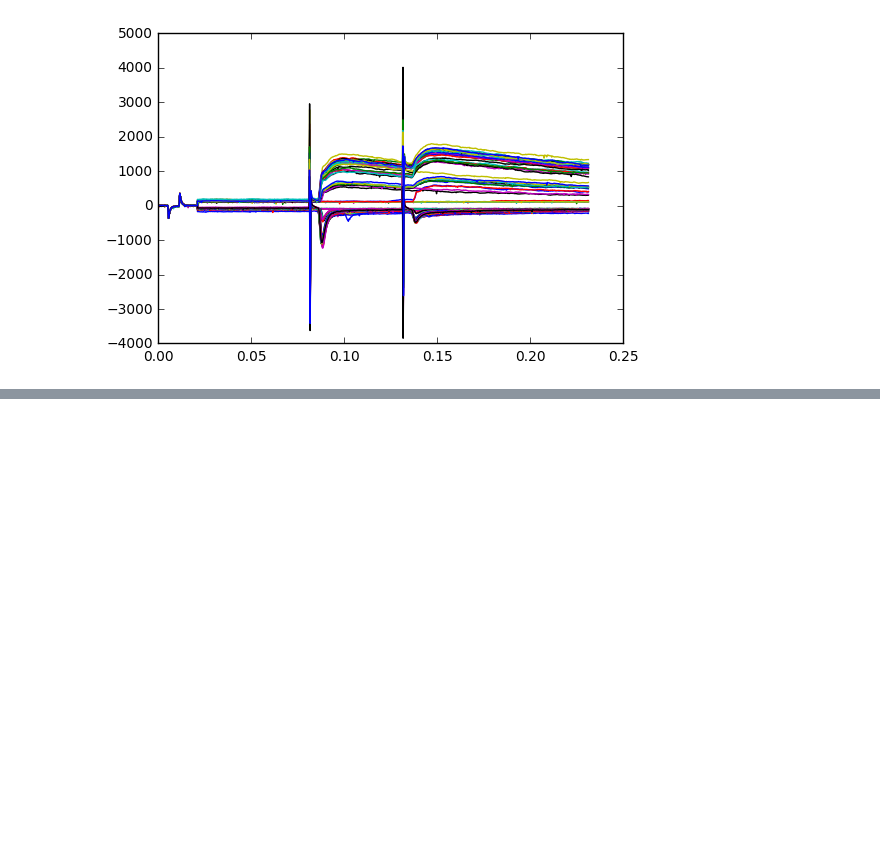
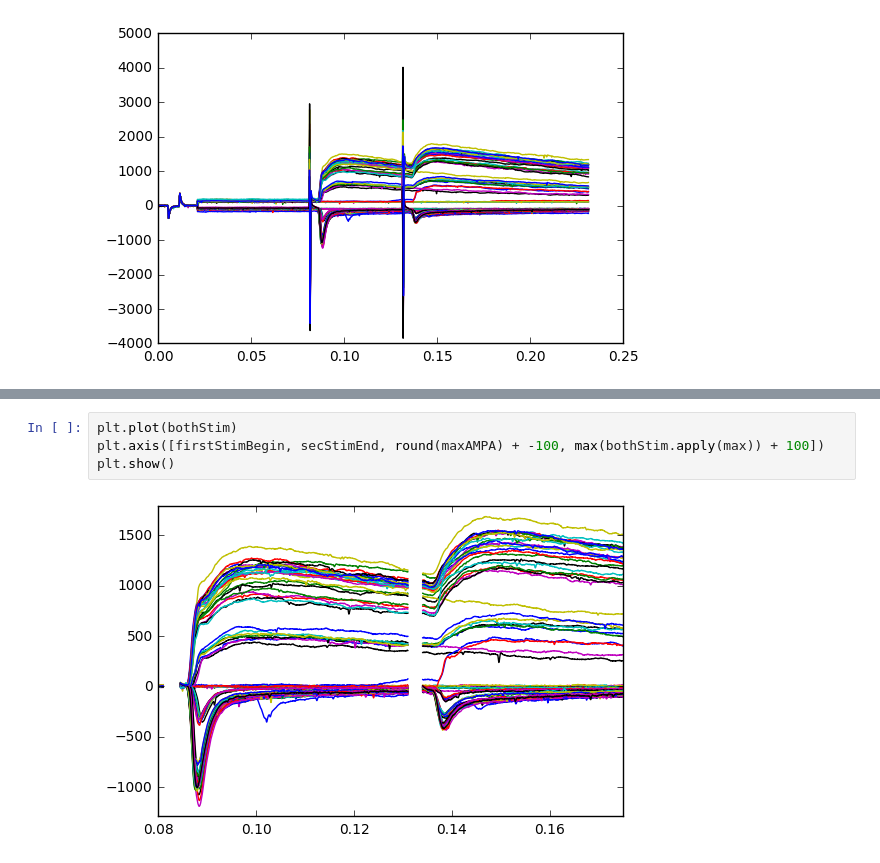
Before and after one commit to yuwie10/ephysAnalysis, a Jupyter notebook: ephysAnalysis.ipynb, the cells around one changed output, grey strips where cells are left out. Saved outputs shown, nothing was run; the diff lists cells and outputs as text; blank space fills up the shorter version.

```diff
--- a/ephysAnalysis.ipynb
+++ b/ephysAnalysis.ipynb
@@ -113,0 +200,6 @@ plt.show()
+# %%
+plt.plot(bothStim)
+plt.axis([firstStimBegin, secStimEnd, round(maxAMPA) + -100, max(bothStim.apply(max)) + 100])
+plt.show()
+# %% [output]
+[figure, added]
```
Also changed, not shown: parts of 23 cells of this notebook, 1 other file.
